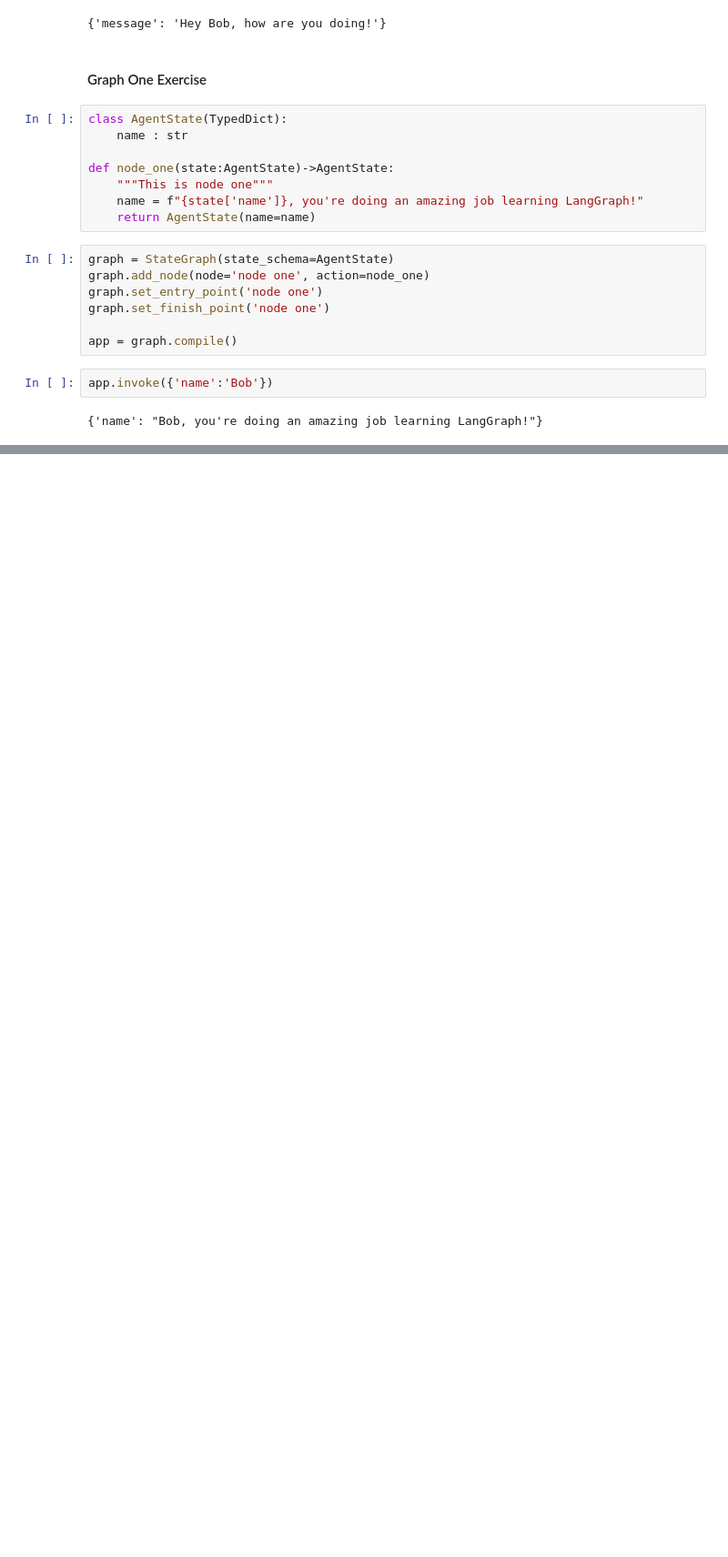
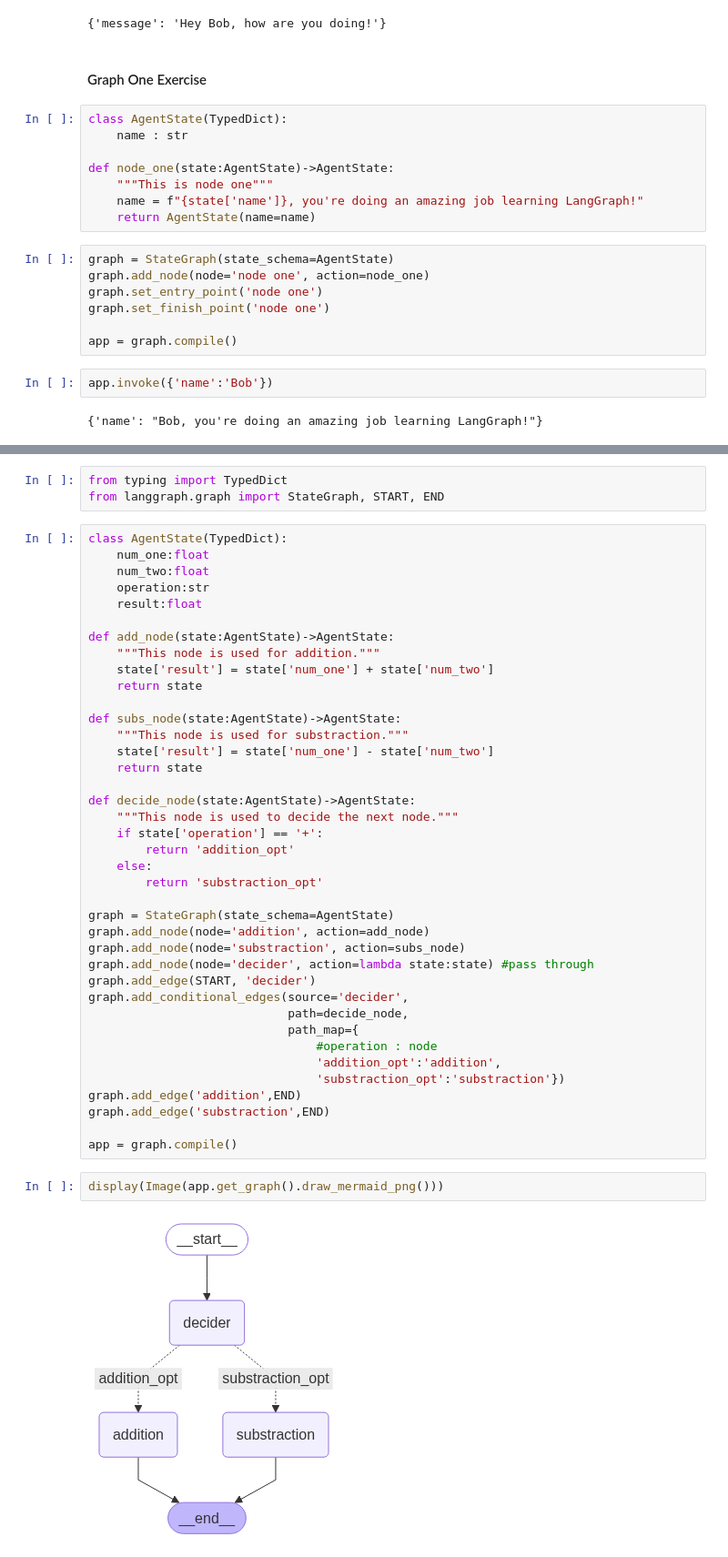
Before and after one commit to Indiwara65/lang-graph-agents, a Jupyter notebook: graph_1.ipynb, the cells around one changed output, grey strips where cells are left out. Shown: that part at 91% size. Drawn from its saved outputs; the diff is of its cells as text; blank space fills up the shorter version.

```diff
--- a/graph_1.ipynb
+++ b/graph_1.ipynb
@@ -58,0 +247,46 @@ app.invoke({'name':'Bob'})
+# %%
+from typing import TypedDict
+from langgraph.graph import StateGraph, START, END
+# %%
+class AgentState(TypedDict):
+    num_one:float
+    num_two:float
+    operation:str
+    result:float
+
+def add_node(state:AgentState)->AgentState:
+    """This node is used for addition."""
+    state['result'] = state['num_one'] + state['num_two']
+    return state
+
+def subs_node(state:AgentState)->AgentState:
+    """This node is used for substraction."""
+    state['result'] = state['num_one'] - state['num_two']
+    return state
+
+def decide_node(state:AgentState)->AgentState:
+    """This node is used to decide the next node."""
+    if state['operation'] == '+':
+        return 'addition_opt'
+    else:
+        return 'substraction_opt'
+
+graph = StateGraph(state_schema=AgentState)
+graph.add_node(node='addition', action=add_node)
+graph.add_node(node='substraction', action=subs_node)
+graph.add_node(node='decider', action=lambda state:state) #pass through
+graph.add_edge(START, 'decider')
+graph.add_conditional_edges(source='decider',
+                            path=decide_node,
+                            path_map={
+                                #operation : node
+                                'addition_opt':'addition',
+                                'substraction_opt':'substraction'})
+graph.add_edge('addition',END)
+graph.add_edge('substraction',END)
+
+app = graph.compile()
+# %%
+display(Image(app.get_graph().draw_mermaid_png()))
+# %% [output]
+[figure, added]
```
Also changed, not shown: parts of 46 cells of this notebook.
